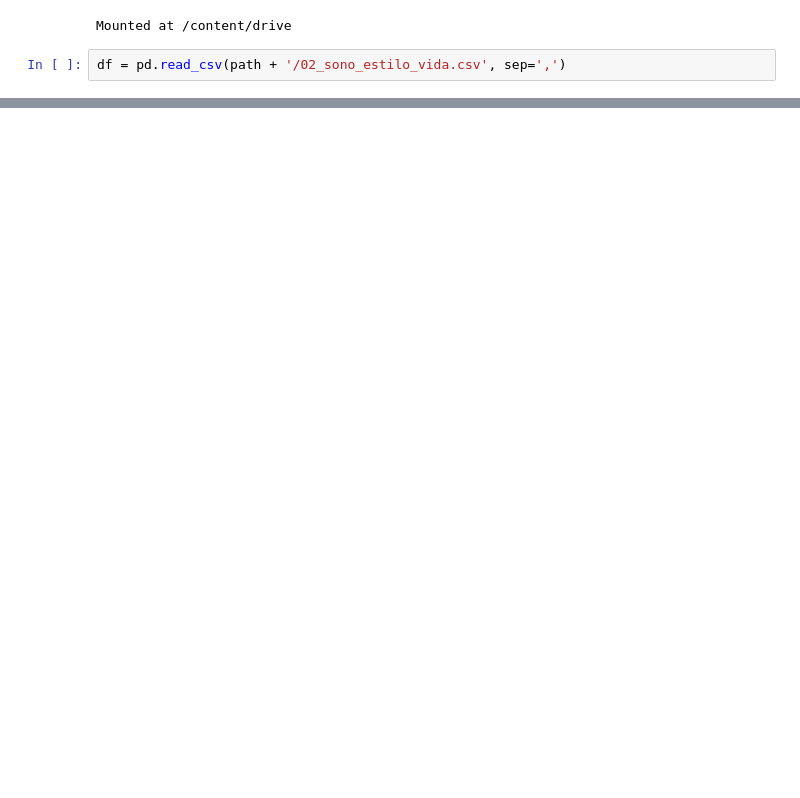
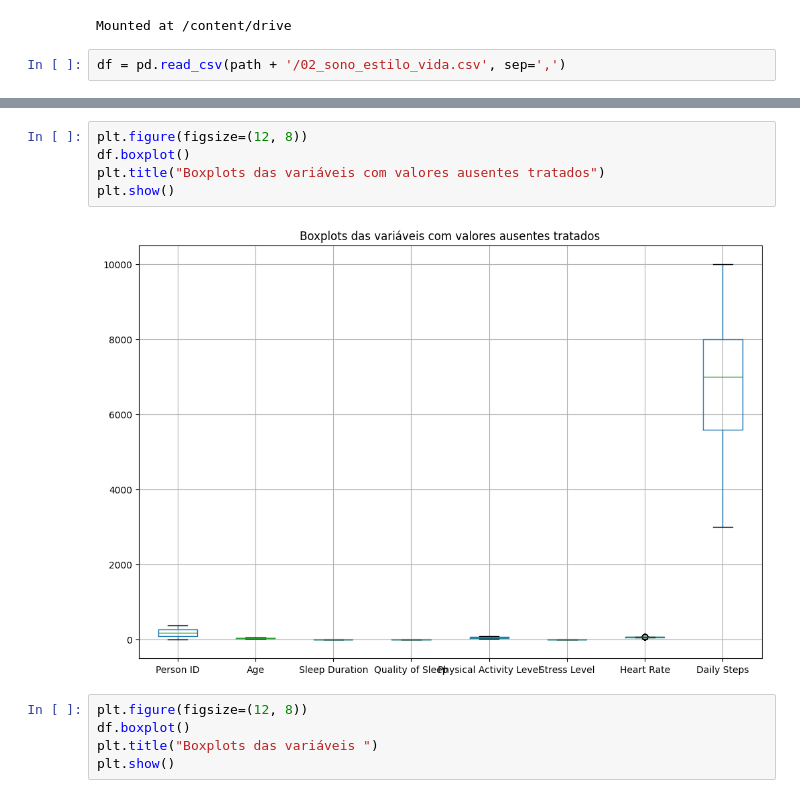
Before and after one commit to AndrielHenrique/Analise-de-Dados, a Jupyter notebook: base02.ipynb, the cells around one changed output, grey strips where cells are left out. Saved outputs shown, nothing was run; the diff lists cells and outputs as text; blank space fills up the shorter version.

```diff
--- a/base02.ipynb
+++ b/base02.ipynb
@@ -36,0 +144,12 @@ df.head(10)
+# %%
+plt.figure(figsize=(12, 8))
+df.boxplot()
+plt.title("Boxplots das variáveis com valores ausentes tratados")
+plt.show()
+# %% [output]
+[figure, added]
+# %%
+plt.figure(figsize=(12, 8))
+df.boxplot()
+plt.title("Boxplots das variáveis ")
+plt.show()
```
Also changed, not shown: parts of 25 cells of this notebook.
